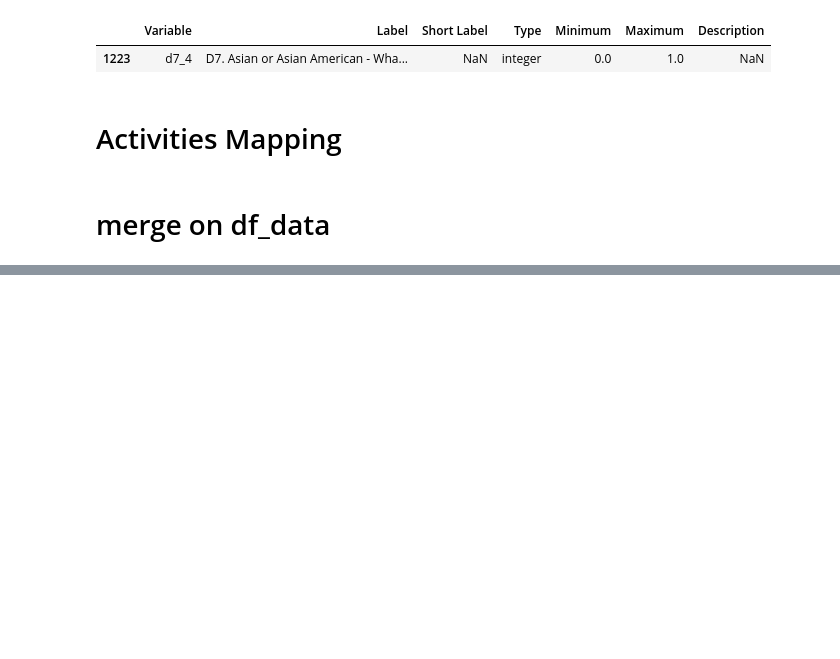
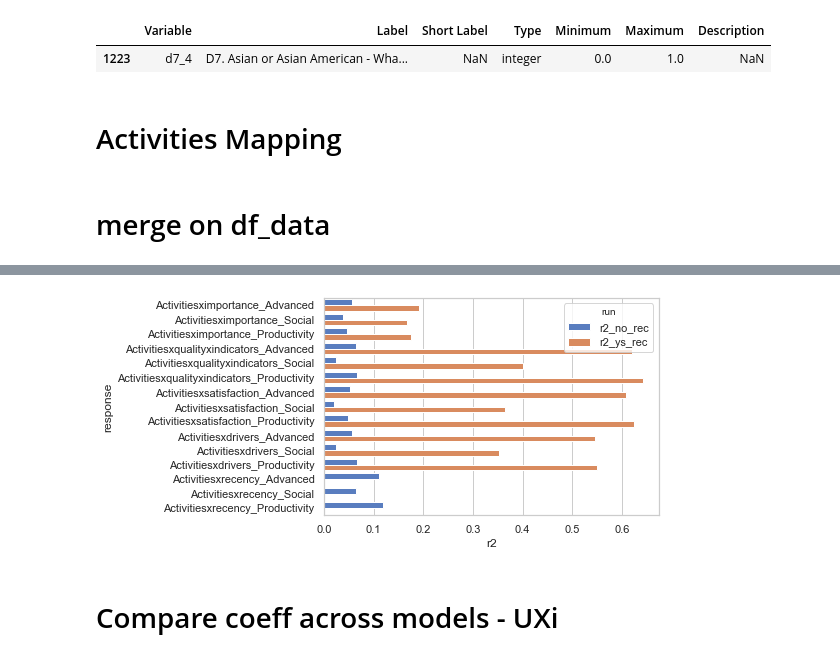
Before and after one commit to liouviaglou/UXi, a Jupyter notebook: notebooks/supervised_1.ipynb, the cells around one changed output, grey strips where cells are left out. Saved outputs shown, nothing was run; the diff lists cells and outputs as text; code cells hidden in the pictures; blank space fills up the shorter version.

```diff
--- a/notebooks/supervised_1.ipynb
+++ b/notebooks/supervised_1.ipynb
@@ -611,0 +550,12 @@ sns.distplot(df_data.UX_Loyalty)
+# %%
+# MSTR_list_UXi = pd.merge(.set_index(0),
+#                          pd.DataFrame(tp_list_UXi).set_index(0),
+#                         left_index=True, right_index=True)
+tmp_df1 = pd.DataFrame(tp_list_FEadv).set_index(0)
+tmp_df1['run'] = 'r2_no_rec'
+tmp_df2 = pd.DataFrame(tp_list_FEadv2).set_index(0)
+tmp_df2['run'] = 'r2_ys_rec'
+MSTR_list_FEadv = tmp_df1.append(tmp_df2)
+MSTR_list_FEadv = pd.DataFrame(MSTR_list_FEadv.to_records())
+MSTR_list_FEadv.columns = ['response', 'r2', 'run']
+MSTR_list_FEadv.head()
@@ -611,0 +569,8 @@ sns.distplot(df_data.UX_Loyalty)
+# %%
+ax = sns.barplot(y="response", x="r2", hue="run",
+                 data=MSTR_list_FEadv,#[MSTR_list_FEadv.response.isin(['UXindex','UX_Loyalty'])],
+                palette="muted")
+# %% [output]
+[figure, added]
+# %% [markdown]
+# Compare coeff across models - UXi
```
Also changed, not shown: parts of 76 cells of this notebook, 1 other file.
